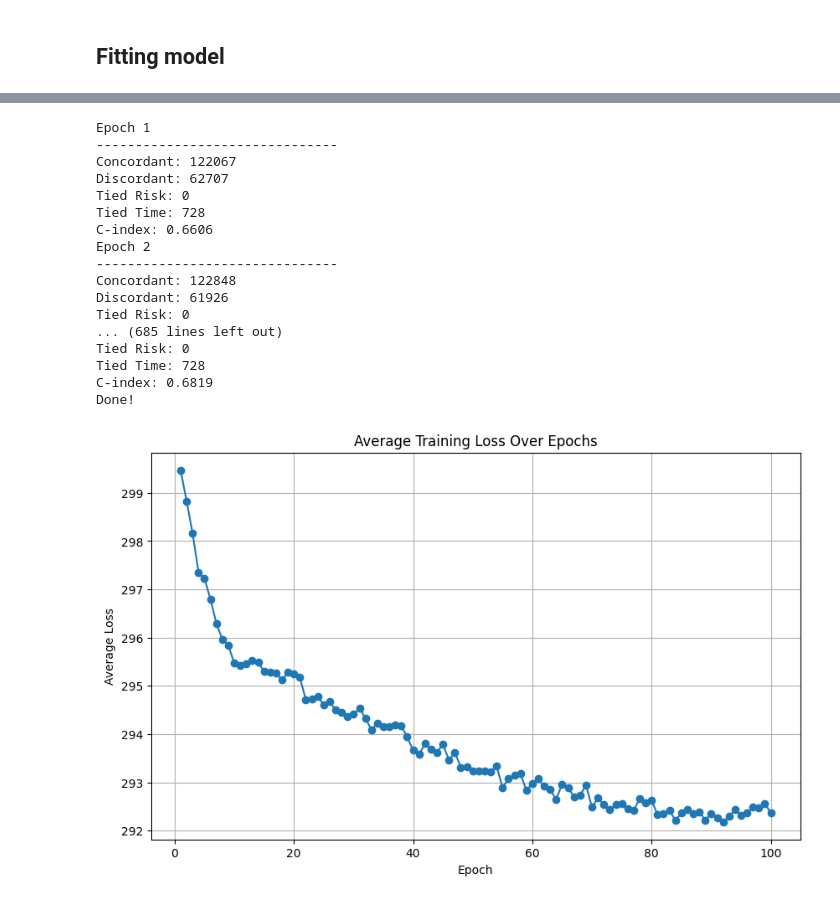
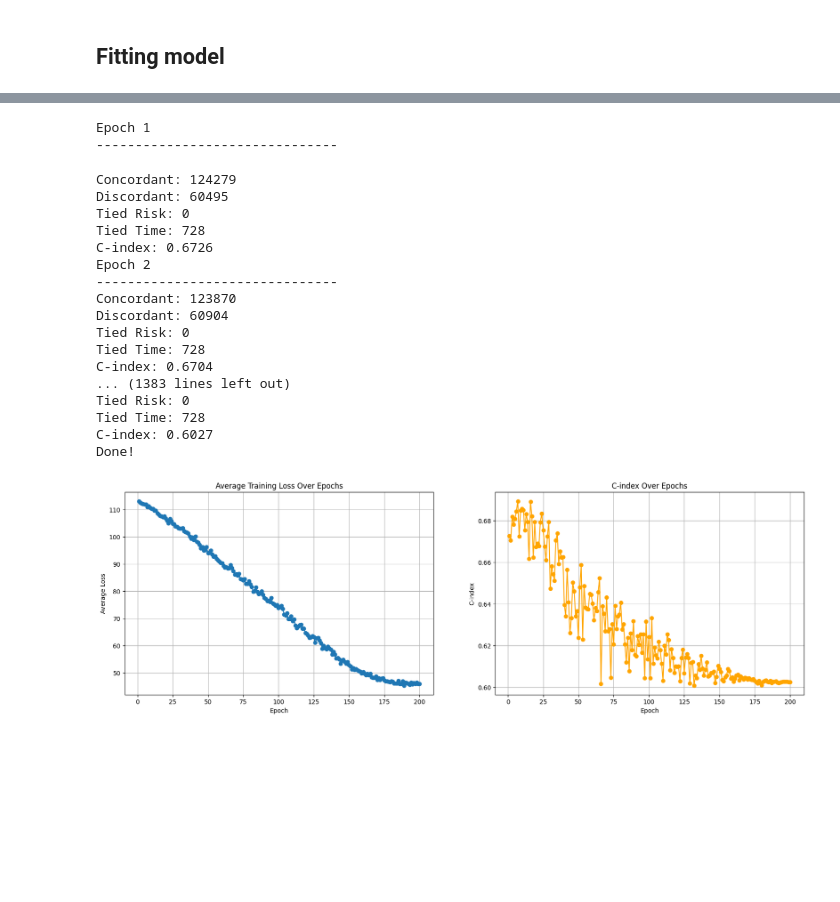
Before and after one commit to Riezmann75/survival-analysis, a Jupyter notebook: metabric_eda.ipynb, the cells around one changed output, grey strips where cells are left out. Drawn from its saved outputs; the diff is of its cells as text; code cells hidden in the pictures; blank space fills up the shorter version.

Commit message:
update to plot loss and c-index side by side

```diff
--- a/metabric_eda.ipynb
+++ b/metabric_eda.ipynb
@@ -690,8 +687,8 @@ optimizer = torch.optim.Adam(
 scheduler = torch.optim.lr_scheduler.CosineAnnealingLR(optimizer, T_max=epochs)
 # %%
 for feature, label in train_loader:
-    feature = feature.to(torch.float32)
-    label = label.to(torch.float32)
+    feature = feature.to(torch.float32).to(device)
+    label = label.to(torch.float32).to(device)
 
     preds = model(feature)
     loss = loss_fn(preds, label[:, 0], label[:, 1])
@@ -702,7 +699,7 @@ tensor(366.0243, grad_fn=<SubBackward0>)
 # %%
 for feature, label in train_loader:
-    feature = feature.to(torch.float32)
-    label = label.to(torch.float32)
+    feature = feature.to(torch.float32).to(device)
+    label = label.to(torch.float32).to(device)
 
     preds = model(feature)
     print(label[:, 1])
@@ -725,8 +722,8 @@ tensor([0.6059, 0.5660, 0.6359, 0.5700, 0.5833, 0.5470, 0.5487, 0.5484, 0.5007,
 def train_loop(dataloader, model, loss_fn, optimizer, batch_size=64):
     accum_loss = 0
     for feature, label in dataloader:
-        X = feature.to(torch.float32)
-        y = label.to(torch.float32)
+        X = feature.to(torch.float32).to(device)
+        y = label.to(torch.float32).to(device)
 
         preds = model(X)
         loss = loss_fn(preds, y[:, 0], y[:, 1])
@@ -758,13 +755,13 @@ for t in range(epochs):
         all_times = []
         all_events = []
 
-        for X, y in test_loader:
-            X = X.to(torch.float32)
-            risks = model(X)
+        for feature, label in test_loader:
+            feature = feature.to(torch.float32).to(device)
+            risks = model(feature)
 
             all_risks.append(risks)
-            all_times.append(y[:, 0])  # Event times
-            all_events.append(y[:, 1])  # Event indicators
+            all_times.append(label[:, 0])  # Event times
+            all_events.append(label[:, 1])  # Event indicators
 
         all_risks = torch.cat(all_risks)
         all_times = torch.cat(all_times)
@@ -777,28 +774,35 @@ print("Done!")
 # %% [output]
 Epoch 1
 -------------------------------
-Concordant: 122067
-Discordant: 62707
-Tied Risk: 0
-Tied Time: 728
-C-index: 0.6606
-Epoch 2
--------------------------------
-Concordant: 122848
-Discordant: 61926
-Tied Risk: 0
-... (685 lines left out)
-Tied Risk: 0
-Tied Time: 728
-C-index: 0.6819
-Done!
+Concordant: 124279
+Discordant: 60495
+Tied Risk: 0
+Tied Time: 728
+C-index: 0.6726
+Epoch 2
+-------------------------------
+Concordant: 123870
+Discordant: 60904
+Tied Risk: 0
+Tied Time: 728
+C-index: 0.6704
+... (1383 lines left out)
+Tied Risk: 0
+Tied Time: 728
+C-index: 0.6027
+Done!
 # %%
-plt.figure(figsize=(10, 6))
-plt.plot(range(1, epochs + 1), average_losses, marker="o")
-plt.title("Average Training Loss Over Epochs")
-plt.xlabel("Epoch")
-plt.ylabel("Average Loss")
-plt.grid()
+figure, axes = plt.subplots(figsize=(20, 6), ncols=2, nrows=1)
+axes[0].plot(range(1, epochs + 1), average_losses, marker="o")
+axes[0].set_title("Average Training Loss Over Epochs")
+axes[0].set_xlabel("Epoch")
+axes[0].set_ylabel("Average Loss")
+axes[0].grid()
+axes[1].plot(range(1, epochs + 1), c_indices, marker="o", color="orange")
+axes[1].set_title("C-index Over Epochs")
+axes[1].set_xlabel("Epoch")
+axes[1].set_ylabel("C-index")
+axes[1].grid()
 plt.show()
 # %% [output]
-[figure, old version]
+[figure, new version]
```
Also changed, not shown: parts of 12 cells of this notebook, 1 other file.
